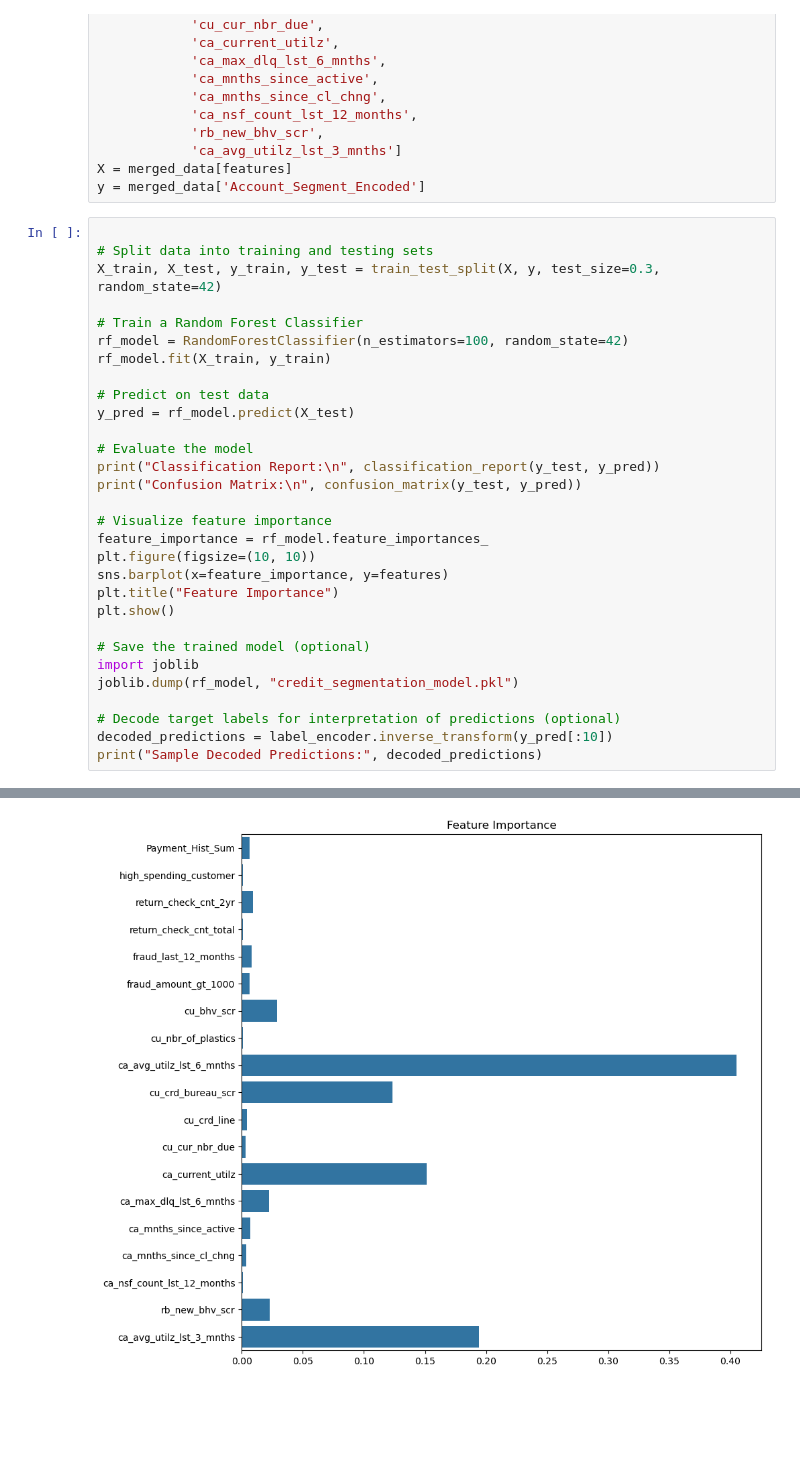
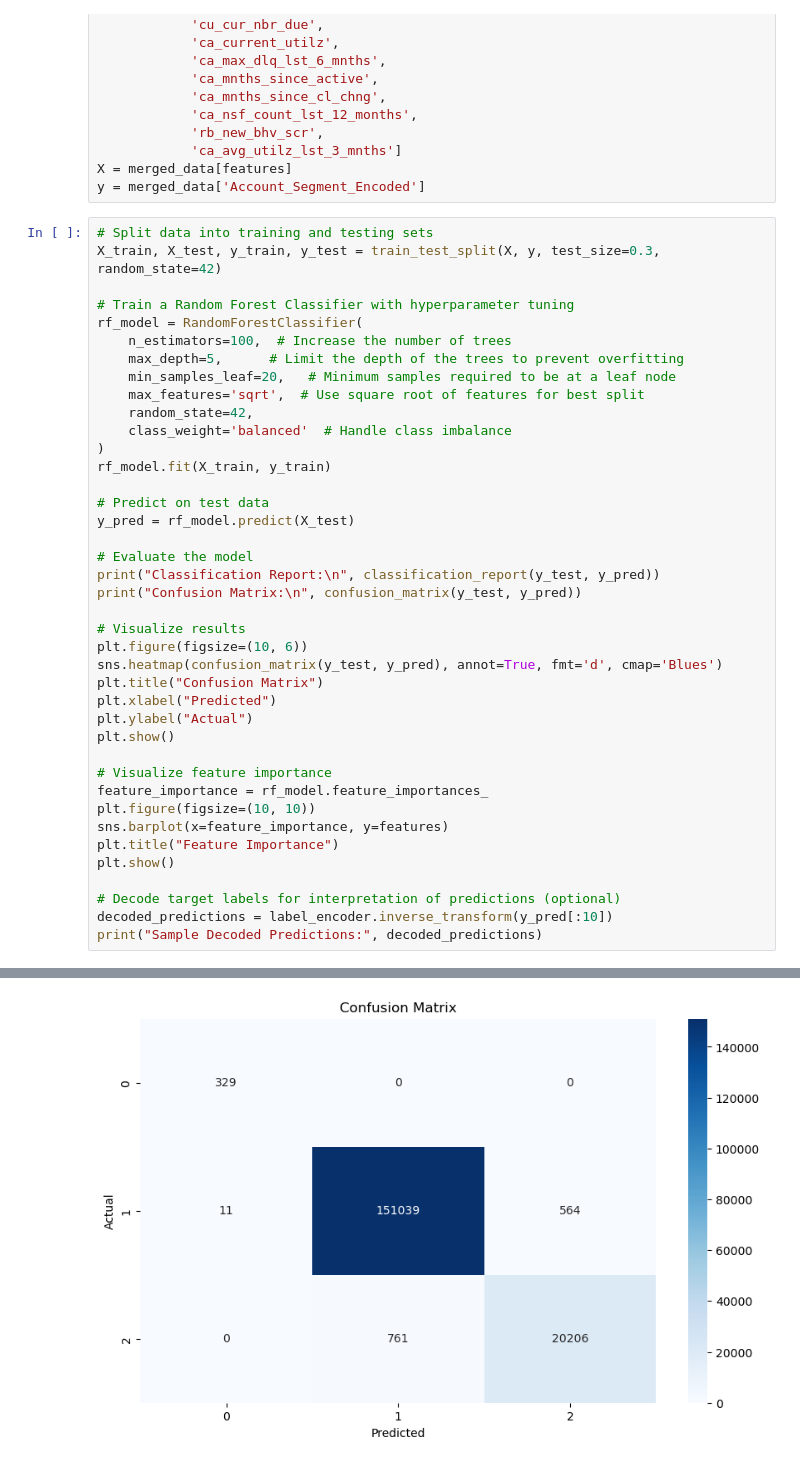
Before and after one commit to mohi-m/Data-THIS-Data-THAT, a Jupyter notebook: classification_model_customer_segmentation.ipynb, the cells around one changed output, grey strips where cells are left out. Drawn from its saved outputs; the diff is of its cells as text; blank space fills up the shorter version.

```diff
--- a/classification_model_customer_segmentation.ipynb
+++ b/classification_model_customer_segmentation.ipynb
@@ -285,12 +258,18 @@ features = [
 X = merged_data[features]
 y = merged_data['Account_Segment_Encoded']
 # %%
-
 # Split data into training and testing sets
 X_train, X_test, y_train, y_test = train_test_split(X, y, test_size=0.3, random_state=42)
 
-# Train a Random Forest Classifier
-rf_model = RandomForestClassifier(n_estimators=100, random_state=42)
+# Train a Random Forest Classifier with hyperparameter tuning
+rf_model = RandomForestClassifier(
+    n_estimators=100,  # Increase the number of trees
+    max_depth=5,      # Limit the depth of the trees to prevent overfitting
+    min_samples_leaf=20,   # Minimum samples required to be at a leaf node
+    max_features='sqrt',  # Use square root of features for best split
+    random_state=42,
+    class_weight='balanced'  # Handle class imbalance
+)
 rf_model.fit(X_train, y_train)
 
 # Predict on test data
@@ -300,6 +279,14 @@ y_pred = rf_model.predict(X_test)
 print("Classification Report:\n", classification_report(y_test, y_pred))
 print("Confusion Matrix:\n", confusion_matrix(y_test, y_pred))
 
+# Visualize results
+plt.figure(figsize=(10, 6))
+sns.heatmap(confusion_matrix(y_test, y_pred), annot=True, fmt='d', cmap='Blues')
+plt.title("Confusion Matrix")
+plt.xlabel("Predicted")
+plt.ylabel("Actual")
+plt.show()
+
 # Visualize feature importance
 feature_importance = rf_model.feature_importances_
 plt.figure(figsize=(10, 10))
@@ -307,10 +294,6 @@ sns.barplot(x=feature_importance, y=features)
 plt.title("Feature Importance")
 plt.show()
 
-# Save the trained model (optional)
-import joblib
-joblib.dump(rf_model, "credit_segmentation_model.pkl")
-
 # Decode target labels for interpretation of predictions (optional)
 decoded_predictions = label_encoder.inverse_transform(y_pred[:10])
 print("Sample Decoded Predictions:", decoded_predictions)
@@ -333 +316 @@ Confusion Matrix:
-[figure, old version]
+[figure, new version]
```
Also changed, not shown: parts of 3 cells of this notebook, 2 other files.
